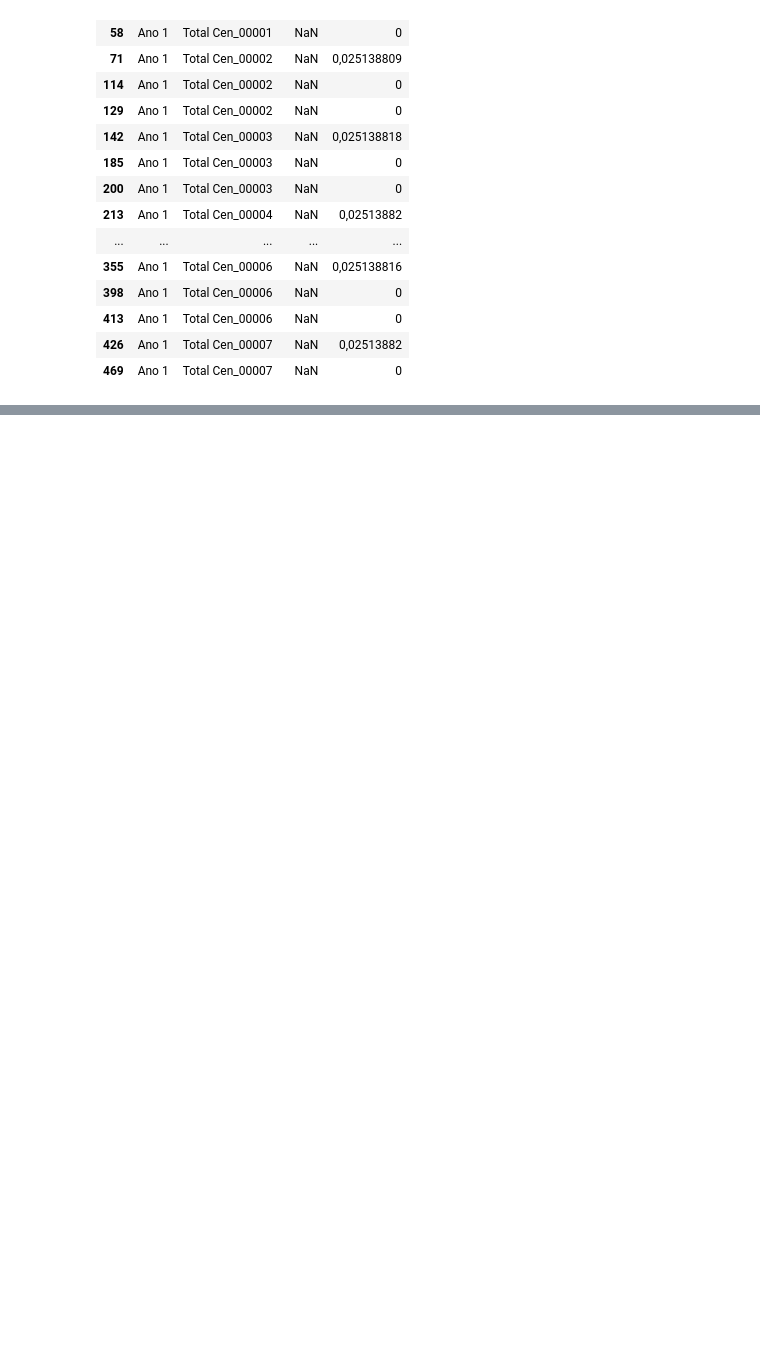
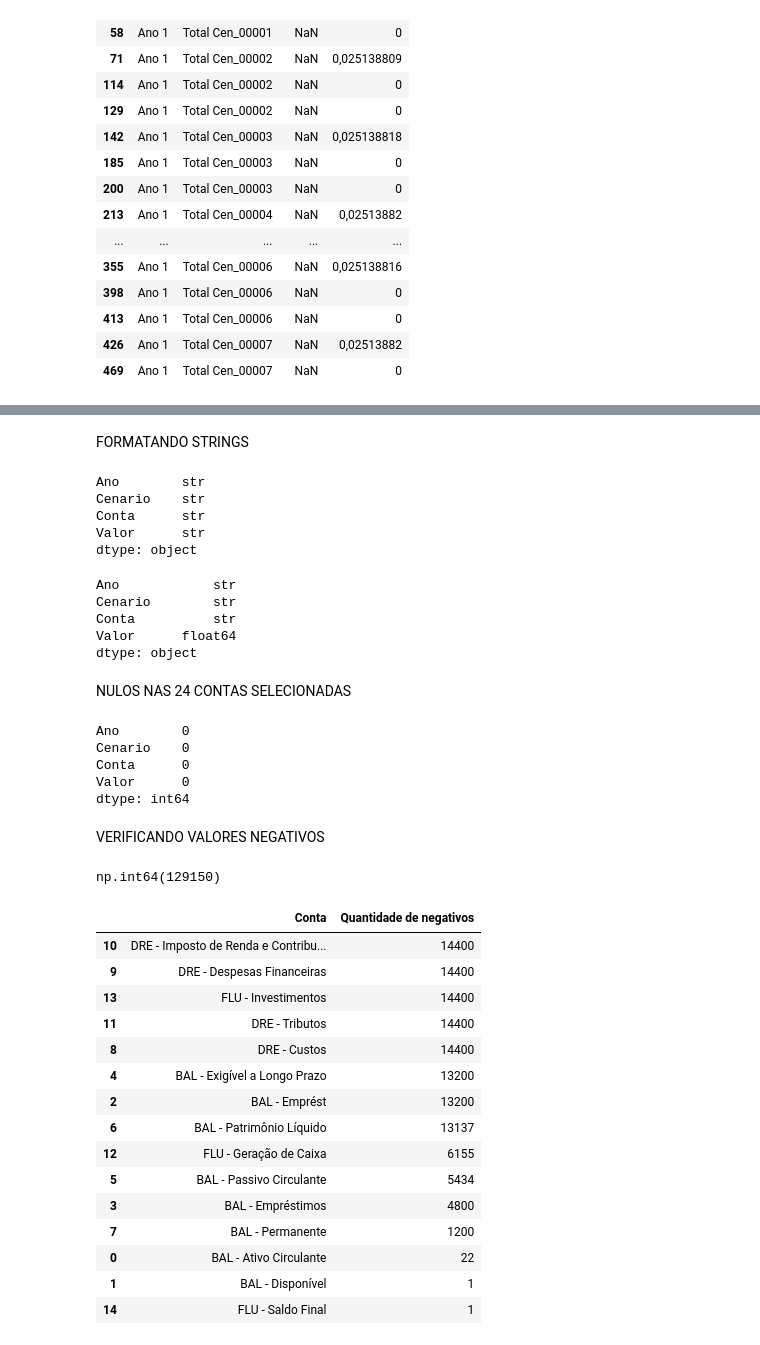
Before and after one commit to 2026-2-NCC4/Projeto1, a Jupyter notebook: notebooks/01_exploracao.ipynb, the cells around one changed output, grey strips where cells are left out. Saved outputs shown, nothing was run; the diff lists cells and outputs as text; code cells hidden in the pictures; blank space fills up the shorter version.

```diff
--- a/notebooks/01_exploracao.ipynb
+++ b/notebooks/01_exploracao.ipynb
@@ -468,0 +665,69 @@ df[
+# %% [markdown]
+FORMATANDO STRINGS
+# %%
+df_selecionado.dtypes
+# %% [output]
+Ano        str
+Cenario    str
+Conta      str
+Valor      str
+dtype: object
+# %%
+df_selecionado["Valor"] = (
+    df_selecionado["Valor"]
+    .str.replace(".", "", regex=False)
+    .str.replace(",", ".", regex=False)
+    .astype(float)
+)
+# %%
+df_selecionado.dtypes
+# %% [output]
+Ano            str
+Cenario        str
+Conta          str
+Valor      float64
+dtype: object
+# %% [markdown]
+NULOS NAS 24 CONTAS SELECIONADAS
+# %%
+df_selecionado.isna().sum()
+#resultado: na base nova não temos nenhum valor nulo
+# %% [output]
+Ano        0
+Cenario    0
+Conta      0
+Valor      0
+dtype: int64
+# %% [markdown]
+VERIFICANDO VALORES NEGATIVOS
+# %%
+df_selecionado["Valor"].lt(0).sum() #quantos valores da coluna valor são negativos
+# %% [output]
+np.int64(129150)
+# %%
+negativos_por_conta = (
+    df_selecionado[df_selecionado["Valor"] < 0]
+    .groupby("Conta")
+    .size()
+    .reset_index(name="Quantidade de negativos")
+    .sort_values("Quantidade de negativos", ascending=False)
+) #mostra a quantidade de valores negativos por conta, ordenando do maior para o menor
+#resultado: Os negativos estão concentrados principalmente em contas em que é esperado haver valores negativos, como: DRE - Custos, DRE - Tributos, DRE - Despesas Financeiras, DRE - Imposto de Renda e Contribuição Social, FLU - Investimentos
+negativos_por_conta
+# %% [output]
+|  | Conta | Quantidade de negativos |
+| 10 | DRE - Imposto de Renda e Contribu... | 14400 |
+| 9 | DRE - Despesas Financeiras | 14400 |
+| 13 | FLU - Investimentos | 14400 |
+| 11 | DRE - Tributos | 14400 |
+| 8 | DRE - Custos | 14400 |
+| 4 | BAL - Exigível a Longo Prazo | 13200 |
+| 2 | BAL - Emprést | 13200 |
+| 6 | BAL - Patrimônio Líquido | 13137 |
+| 12 | FLU - Geração de Caixa | 6155 |
+| 5 | BAL - Passivo Circulante | 5434 |
+| 3 | BAL - Empréstimos | 4800 |
+| 7 | BAL - Permanente | 1200 |
+| 0 | BAL - Ativo Circulante | 22 |
+| 1 | BAL - Disponível | 1 |
+| 14 | FLU - Saldo Final | 1 |
```
Also changed, not shown: parts of 44 cells of this notebook.
